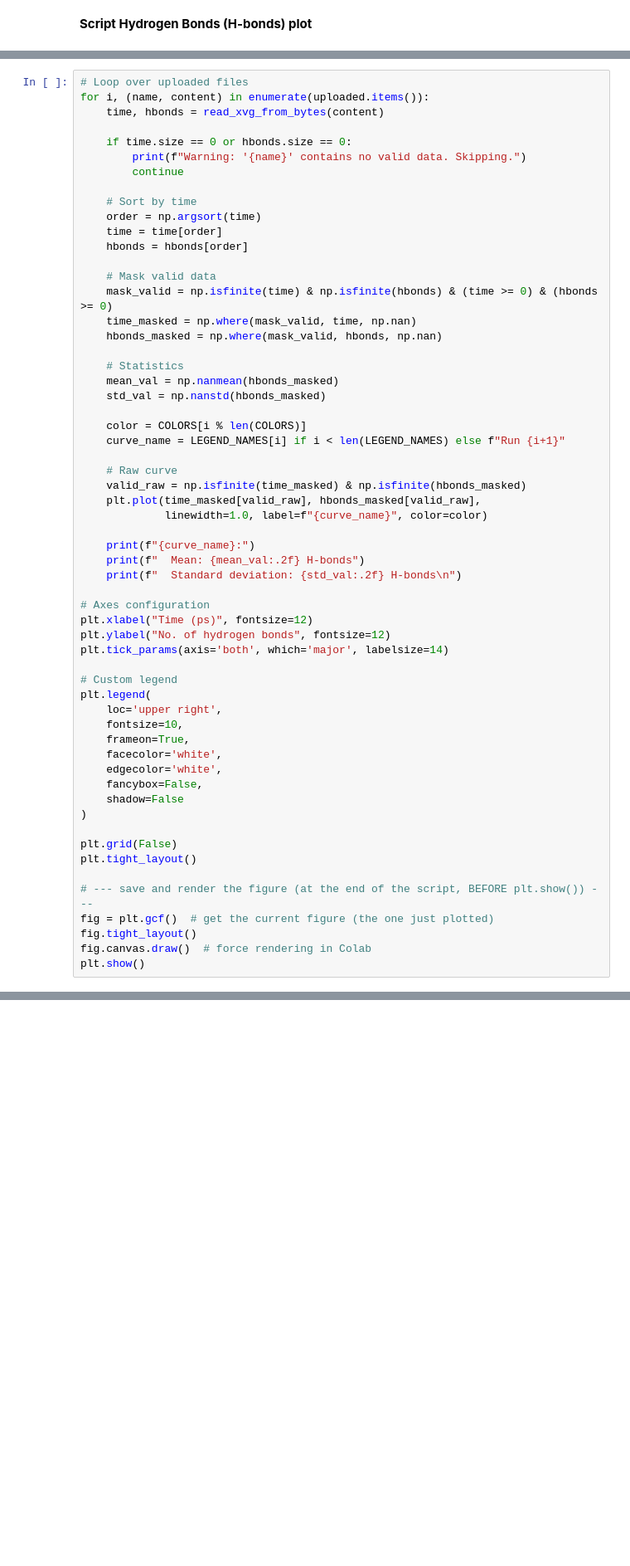
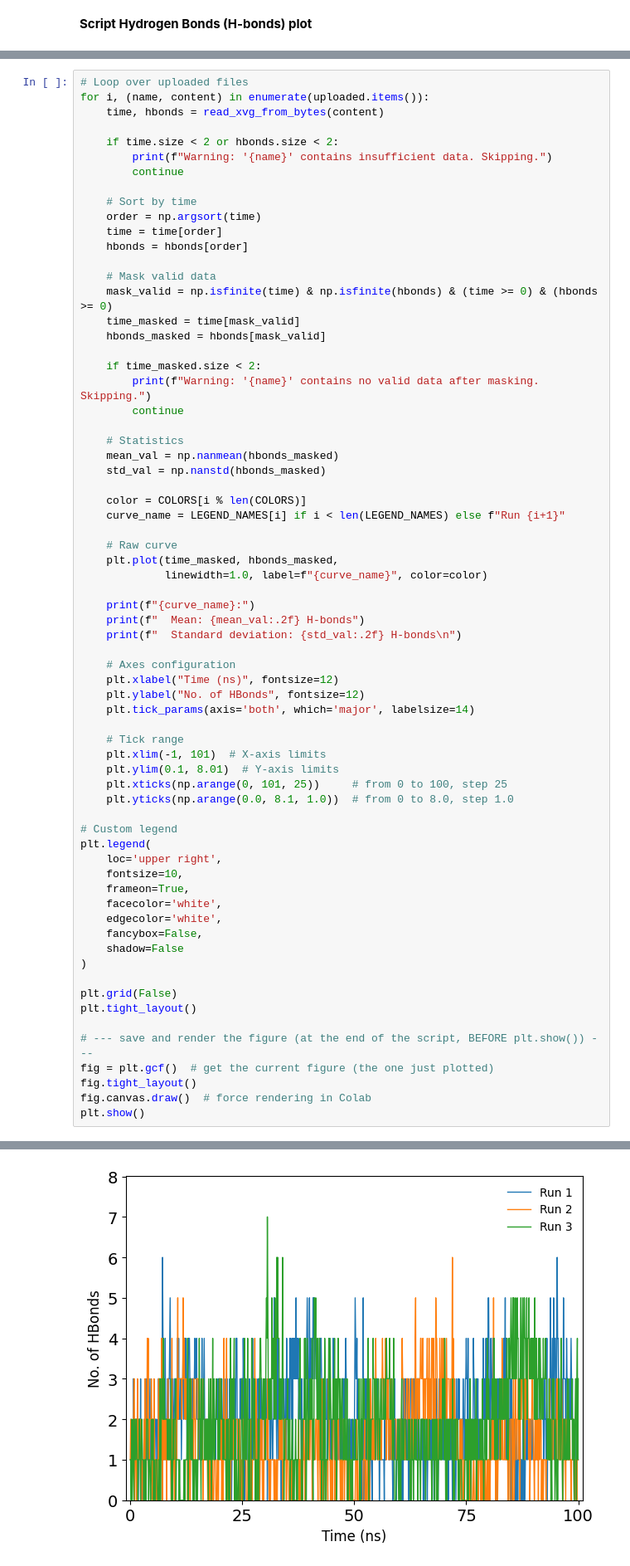
Before and after one commit to DrFrank25/Syndecan_4-Ag73, a Jupyter notebook: HBonds.ipynb, the cells around one changed output, grey strips where cells are left out. Shown at 83% size. Saved outputs shown, nothing was run; the diff lists cells and outputs as text; blank space fills up the shorter version.

```diff
--- a/HBonds.ipynb
+++ b/HBonds.ipynb
@@ -43,8 +51,8 @@ plt.figure(figsize=FIGSIZE)
 for i, (name, content) in enumerate(uploaded.items()):
     time, hbonds = read_xvg_from_bytes(content)
 
-    if time.size == 0 or hbonds.size == 0:
-        print(f"Warning: '{name}' contains no valid data. Skipping.")
+    if time.size < 2 or hbonds.size < 2:
+        print(f"Warning: '{name}' contains insufficient data. Skipping.")
         continue
 
     # Sort by time
@@ -54,8 +62,12 @@ for i, (name, content) in enumerate(uploaded.items()):
 
     # Mask valid data
     mask_valid = np.isfinite(time) & np.isfinite(hbonds) & (time >= 0) & (hbonds >= 0)
-    time_masked = np.where(mask_valid, time, np.nan)
-    hbonds_masked = np.where(mask_valid, hbonds, np.nan)
+    time_masked = time[mask_valid]
+    hbonds_masked = hbonds[mask_valid]
+
+    if time_masked.size < 2:
+        print(f"Warning: '{name}' contains no valid data after masking. Skipping.")
+        continue
 
     # Statistics
     mean_val = np.nanmean(hbonds_masked)
@@ -65,18 +77,23 @@ for i, (name, content) in enumerate(uploaded.items()):
     curve_name = LEGEND_NAMES[i] if i < len(LEGEND_NAMES) else f"Run {i+1}"
 
     # Raw curve
-    valid_raw = np.isfinite(time_masked) & np.isfinite(hbonds_masked)
-    plt.plot(time_masked[valid_raw], hbonds_masked[valid_raw],
+    plt.plot(time_masked, hbonds_masked,
              linewidth=1.0, label=f"{curve_name}", color=color)
 
     print(f"{curve_name}:")
     print(f"  Mean: {mean_val:.2f} H-bonds")
     print(f"  Standard deviation: {std_val:.2f} H-bonds\n")
 
-# Axes configuration
-plt.xlabel("Time (ps)", fontsize=12)
-plt.ylabel("No. of hydrogen bonds", fontsize=12)
-plt.tick_params(axis='both', which='major', labelsize=14)
+    # Axes configuration
+    plt.xlabel("Time (ns)", fontsize=12)
+    plt.ylabel("No. of HBonds", fontsize=12)
+    plt.tick_params(axis='both', which='major', labelsize=14)
+
+    # Tick range
+    plt.xlim(-1, 101)  # X-axis limits
+    plt.ylim(0.1, 8.01)  # Y-axis limits
+    plt.xticks(np.arange(0, 101, 25))     # from 0 to 100, step 25
+    plt.yticks(np.arange(0.0, 8.1, 1.0))  # from 0 to 8.0, step 1.0
 
 # Custom legend
 plt.legend(
@@ -97,3 +114,4 @@ fig = plt.gcf()  # get the current figure (the one just plotted)
 fig.tight_layout()
 fig.canvas.draw()  # force rendering in Colab
 plt.show()
+# %% [output]
@@ -100,3 +129,4 @@ plt.show()
+[figure, added]
 # %%
 # --- Save and download the figure ---
 fig = plt.gcf()  # get current figure
```
Also changed, not shown: parts of 6 cells of this notebook.
